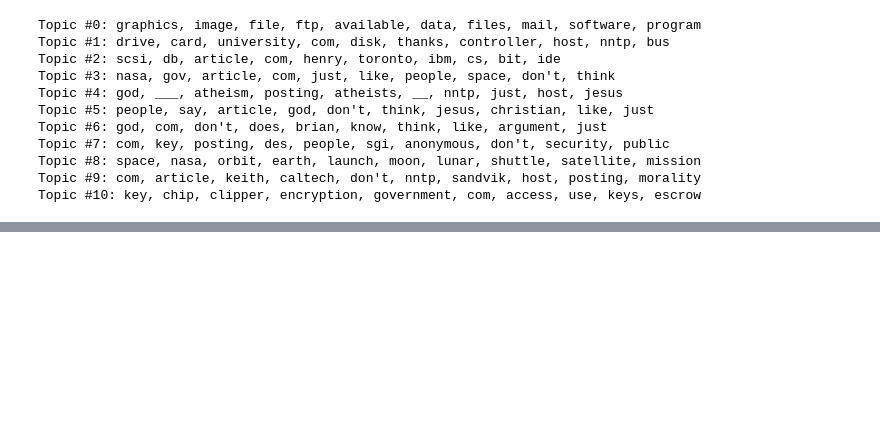
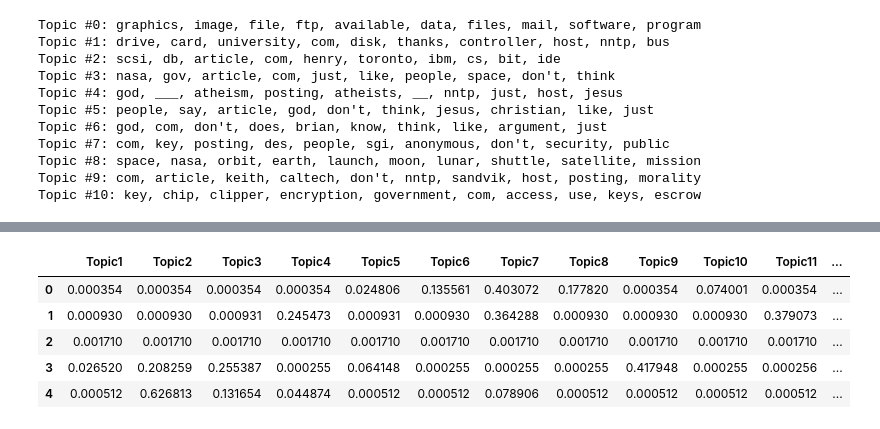
Before and after one commit to minstrel1149/python_text_mining, a Jupyter notebook: Ch.07_topic_modeling_2.ipynb, the cells around one changed output, grey strips where cells are left out. Saved outputs shown, nothing was run; the diff lists cells and outputs as text; code cells hidden in the pictures; blank space fills up the shorter version.

```diff
--- a/Ch.07_topic_modeling_2.ipynb
+++ b/Ch.07_topic_modeling_2.ipynb
@@ -130,0 +144,5 @@ Topic #10: key, chip, clipper, encryption, government, com, access, use, keys, e
+# %%
+okt = Okt()
+
+def tokenizer(doc):
+    return [token for token, tag in okt.pos(doc) if len(token) > 1 and tag in ['Noun', 'Verb', 'Adjective']]
@@ -130,0 +208,11 @@ Topic #10: key, chip, clipper, encryption, government, com, access, use, keys, e
+# %%
+trend_data = pd.DataFrame(pet_topics, columns=[f"Topic{str(i)}" for i in range(1, 16)])
+trend_data = pd.concat([trend_data, df['start'].map(lambda x: x[:7])], axis=1)
+trend_data.head()
+# %% [output]
+|  | Topic1 | Topic2 | Topic3 | Topic4 | Topic5 | Topic6 | Topic7 | Topic8 | Topic9 | Topic10 | Topic11 | ... |
+| 0 | 0.000354 | 0.000354 | 0.000354 | 0.000354 | 0.024806 | 0.135561 | 0.403072 | 0.177820 | 0.000354 | 0.074001 | 0.000354 | ... |
+| 1 | 0.000930 | 0.000930 | 0.000931 | 0.245473 | 0.000931 | 0.000930 | 0.364288 | 0.000930 | 0.000930 | 0.000930 | 0.379073 | ... |
+| 2 | 0.001710 | 0.001710 | 0.001710 | 0.001710 | 0.001710 | 0.001710 | 0.001710 | 0.001710 | 0.001710 | 0.001710 | 0.001710 | ... |
+| 3 | 0.026520 | 0.208259 | 0.255387 | 0.000255 | 0.064148 | 0.000255 | 0.000255 | 0.000255 | 0.417948 | 0.000255 | 0.000256 | ... |
+| 4 | 0.000512 | 0.626813 | 0.131654 | 0.044874 | 0.000512 | 0.000512 | 0.078906 | 0.000512 | 0.000512 | 0.000512 | 0.000512 | ... |
```
Also changed, not shown: parts of 11 cells of this notebook.
